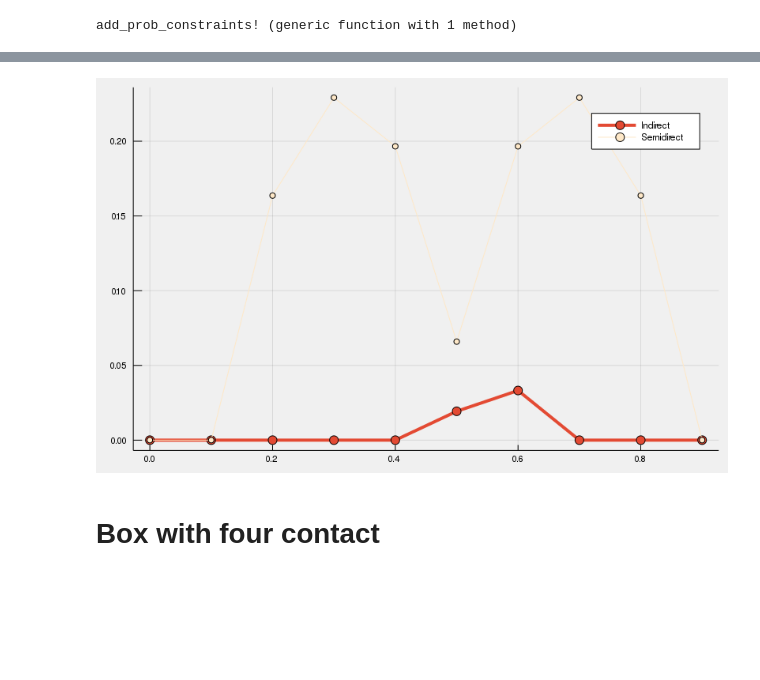
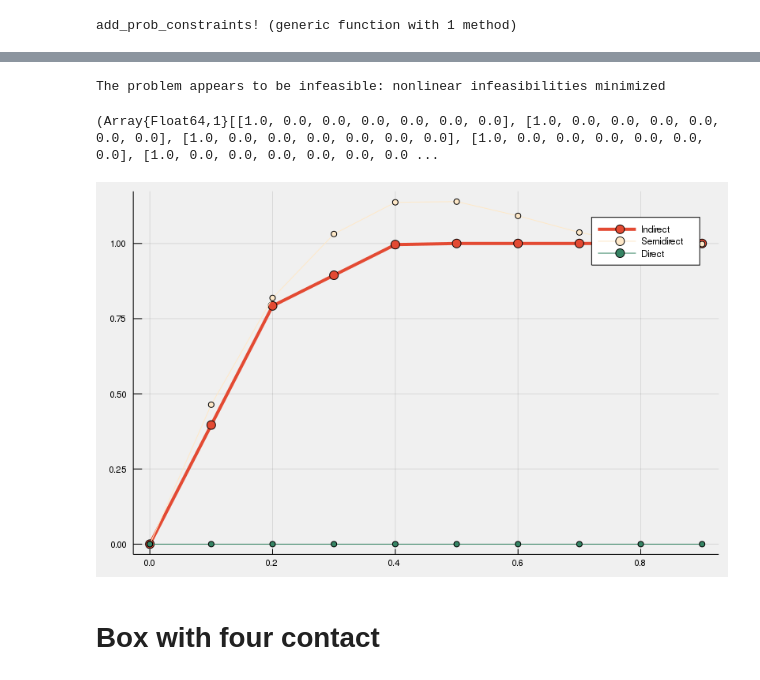
Before and after one commit to blandry/Bilevel.jl, a Jupyter notebook: notebooks/Trajectory Optimization.ipynb, the cells around one changed output, grey strips where cells are left out. Saved outputs shown, nothing was run; the diff lists cells and outputs as text; code cells hidden in the pictures; blank space fills up the shorter version.

```diff
--- a/notebooks/Trajectory Optimization.ipynb
+++ b/notebooks/Trajectory Optimization.ipynb
@@ -116,9 +105,18 @@ Terminated after numerical difficulties: singular basis
+# %%
+sim_data = get_trajopt_data_direct(mechanism,env,Δt,N,relax_comp=false)
+add_prob_constraints!(sim_data)
+x_min, x_max = get_prob_limits(sim_data)
+traj_direct = Bilevel.trajopt(sim_data, x_min=x_min, x_max=x_max, quaternion_state=true, verbose=1)
+# %% [output]
+The problem appears to be infeasible: nonlinear infeasibilities minimized
+(Array{Float64,1}[[1.0, 0.0, 0.0, 0.0, 0.0, 0.0, 0.0], [1.0, 0.0, 0.0, 0.0, 0.0, 0.0, 0.0], [1.0, 0.0, 0.0, 0.0, 0.0, 0.0, 0.0], [1.0, 0.0, 0.0, 0.0, 0.0, 0.0, 0.0], [1.0, 0.0, 0.0, 0.0, 0.0, 0.0, 0.0 ...
 # %%
-j = 7
+j = 5
 plot(traj_indirect[7],traj_indirect[8][j,:],label="Indirect",seriescolor=RGB(((227,74,51) ./ 255.)...),linewidth=4,marker=6)
 plot!(traj_semidirect[7],traj_semidirect[8][j,:],label="Semidirect",seriescolor=RGB(((254,232,200) ./ 255.)...),linewidth=0,marker=4)
+plot!(traj_direct[7],traj_direct[8][j,:],label="Direct",seriescolor=RGB(((54,132,100) ./ 255.)...),linewidth=0,marker=4)
 # %% [output]
-[figure, old version]
+[figure, new version]
 # %% [markdown]
 # Box with four contact
 # %%
```
Also changed, not shown: parts of 16 cells of this notebook, 9 other files.
